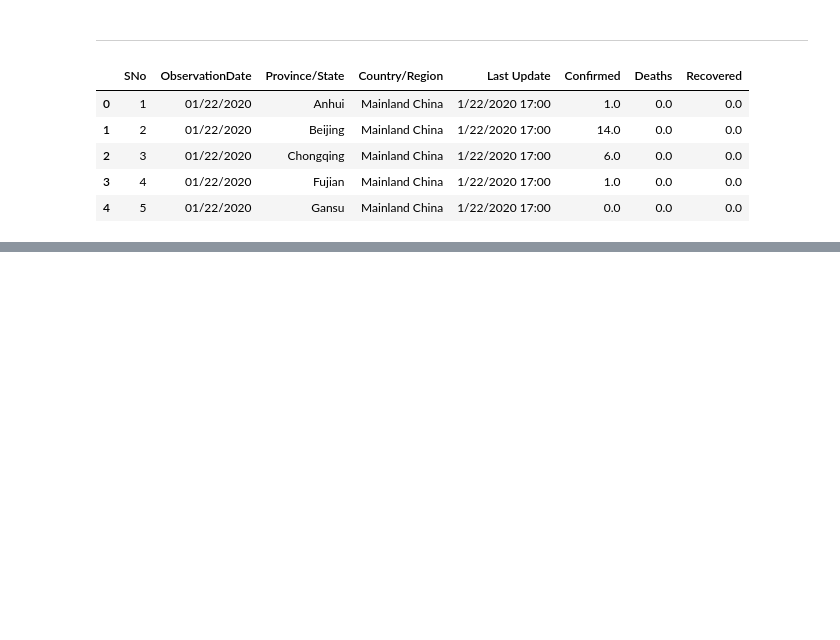
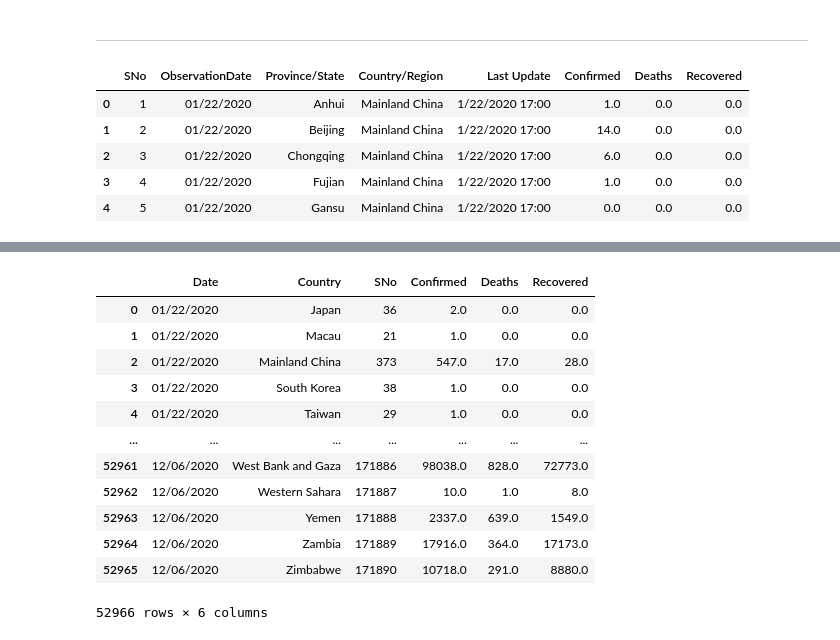
Before and after one commit to elsajun/COVID-19-s-impact-on-airport-Traffic, a Jupyter notebook: Covid Impact on Airport Traffic.ipynb, the cells around one changed output, grey strips where cells are left out. Drawn from its saved outputs; the diff is of its cells as text; code cells hidden in the pictures; blank space fills up the shorter version.

Commit message:
Manipulating the original dataframe

```diff
--- a/Covid Impact on Airport Traffic.ipynb
+++ b/Covid Impact on Airport Traffic.ipynb
@@ -54,3 +54,22 @@ fig.update_layout(
 )
 # %% [output]
 [interactive output not drawn]
+# %%
+# Manipulating the original dataframe
+df_countrydate = df[df['Confirmed']>0]
+df_countrydate = df_countrydate.groupby(['Date','Country']).sum().reset_index()
+df_countrydate
+# %% [output]
+|  | Date | Country | SNo | Confirmed | Deaths | Recovered |
+| 0 | 01/22/2020 | Japan | 36 | 2.0 | 0.0 | 0.0 |
+| 1 | 01/22/2020 | Macau | 21 | 1.0 | 0.0 | 0.0 |
+| 2 | 01/22/2020 | Mainland China | 373 | 547.0 | 17.0 | 28.0 |
+| 3 | 01/22/2020 | South Korea | 38 | 1.0 | 0.0 | 0.0 |
+| 4 | 01/22/2020 | Taiwan | 29 | 1.0 | 0.0 | 0.0 |
+| ... | ... | ... | ... | ... | ... | ... |
+| 52961 | 12/06/2020 | West Bank and Gaza | 171886 | 98038.0 | 828.0 | 72773.0 |
+| 52962 | 12/06/2020 | Western Sahara | 171887 | 10.0 | 1.0 | 8.0 |
+| 52963 | 12/06/2020 | Yemen | 171888 | 2337.0 | 639.0 | 1549.0 |
+| 52964 | 12/06/2020 | Zambia | 171889 | 17916.0 | 364.0 | 17173.0 |
+| 52965 | 12/06/2020 | Zimbabwe | 171890 | 10718.0 | 291.0 | 8880.0 |
+52966 rows × 6 columns
```
